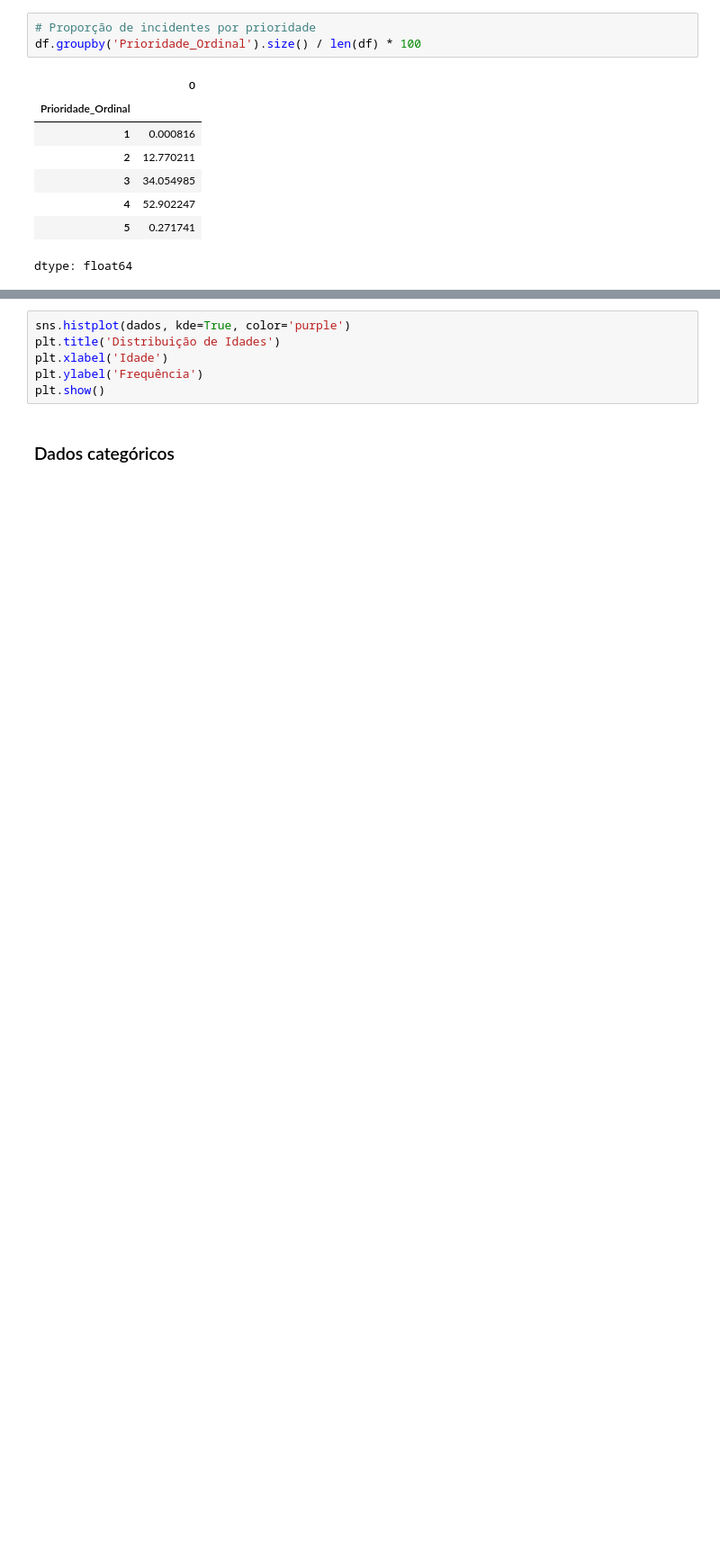
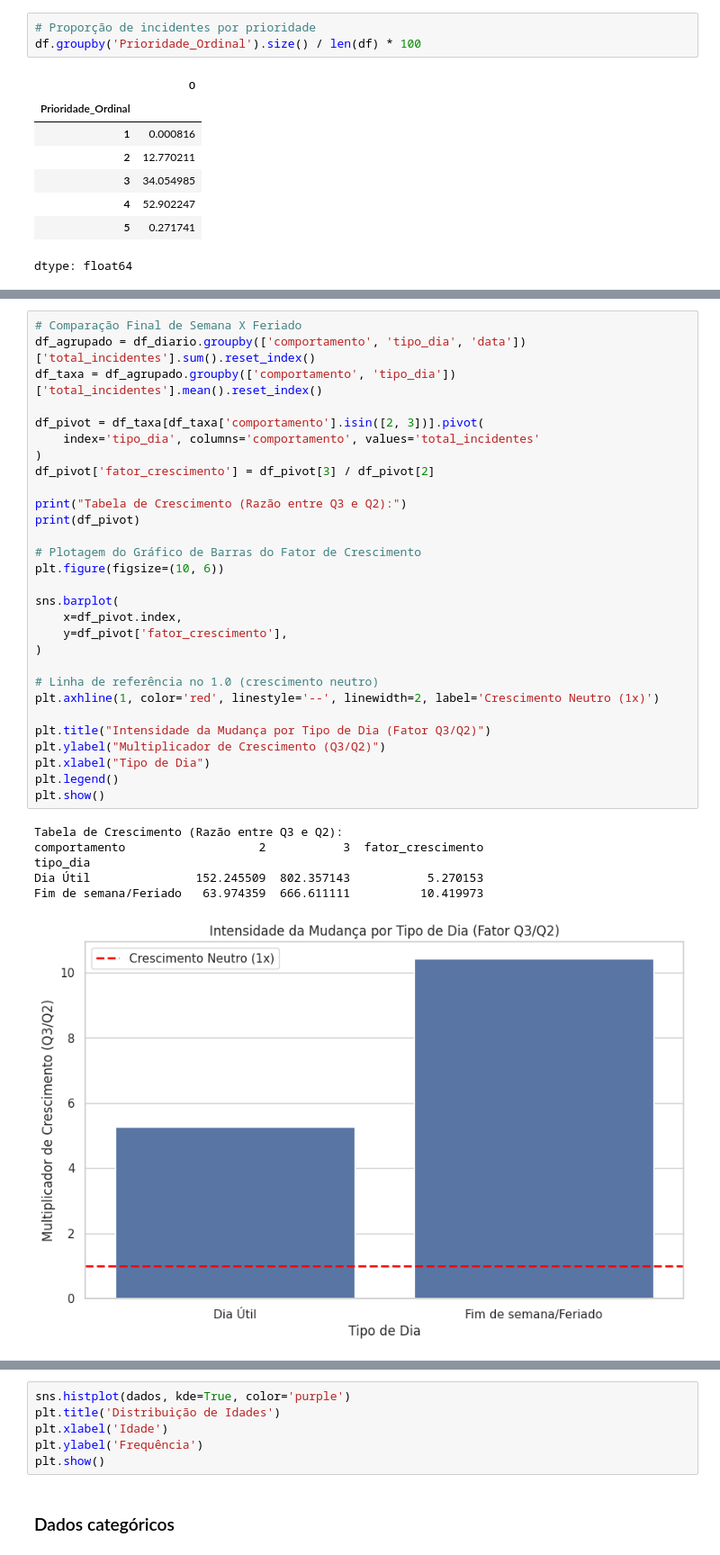
Before and after one commit to jffdevbr/challenge_locaweb, a Jupyter notebook: notebooks/data_exploration_pandas_version.ipynb, the cells around one changed output, grey strips where cells are left out. Shown at 90% size. Saved outputs shown, nothing was run; the diff lists cells and outputs as text; blank space fills up the shorter version.

```diff
--- a/notebooks/data_exploration_pandas_version.ipynb
+++ b/notebooks/data_exploration_pandas_version.ipynb
@@ -421,0 +637,36 @@ max(df_diario['total_incidentes'])
+# %%
+# Comparação Final de Semana X Feriado
+df_agrupado = df_diario.groupby(['comportamento', 'tipo_dia', 'data'])['total_incidentes'].sum().reset_index()
+df_taxa = df_agrupado.groupby(['comportamento', 'tipo_dia'])['total_incidentes'].mean().reset_index()
+
+df_pivot = df_taxa[df_taxa['comportamento'].isin([2, 3])].pivot(
+    index='tipo_dia', columns='comportamento', values='total_incidentes'
+)
+df_pivot['fator_crescimento'] = df_pivot[3] / df_pivot[2]
+
+print("Tabela de Crescimento (Razão entre Q3 e Q2):")
+print(df_pivot)
+
+# Plotagem do Gráfico de Barras do Fator de Crescimento
+plt.figure(figsize=(10, 6))
+
+sns.barplot(
+    x=df_pivot.index,
+    y=df_pivot['fator_crescimento'],
+)
+
+# Linha de referência no 1.0 (crescimento neutro)
+plt.axhline(1, color='red', linestyle='--', linewidth=2, label='Crescimento Neutro (1x)')
+
+plt.title("Intensidade da Mudança por Tipo de Dia (Fator Q3/Q2)")
+plt.ylabel("Multiplicador de Crescimento (Q3/Q2)")
+plt.xlabel("Tipo de Dia")
+plt.legend()
+plt.show()
+# %% [output]
+Tabela de Crescimento (Razão entre Q3 e Q2):
+comportamento                   2           3  fator_crescimento
+tipo_dia
+Dia Útil               152.245509  802.357143           5.270153
+Fim de semana/Feriado   63.974359  666.611111          10.419973
+[figure, added]
```
Also changed, not shown: parts of 61 cells of this notebook.
